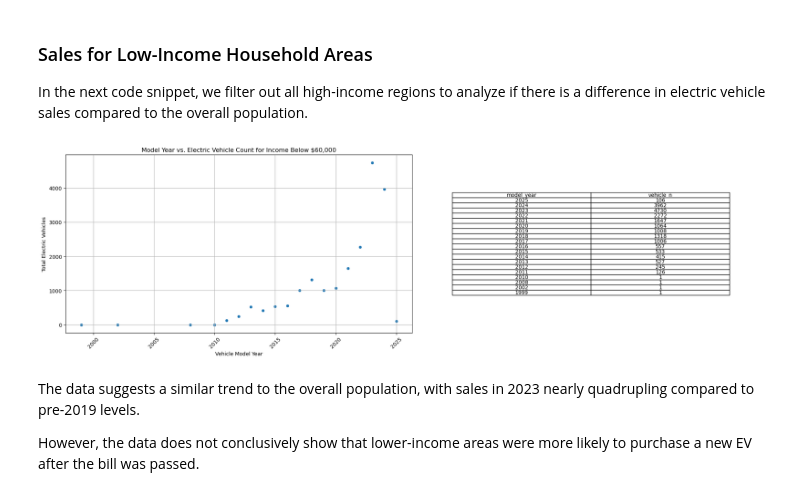
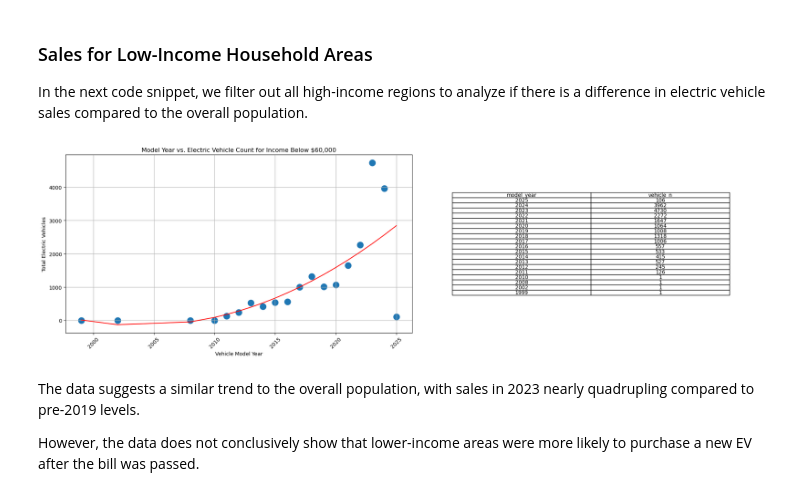
Before and after one commit to faufreiter/dds_ev_analysis, a Jupyter notebook: house_bill_2042.ipynb, the cells around one changed output. Saved outputs shown, nothing was run; the diff lists cells and outputs as text; code cells hidden in the pictures.

```diff
--- a/house_bill_2042.ipynb
+++ b/house_bill_2042.ipynb
@@ -124,34 +143,51 @@ In the next code snippet, we filter out all high-income regions to analyze if th
 # %%
 # Convert median_household_income to numeric
 electric_vehicle_bill2042['median_household_income_num'] = pd.to_numeric(electric_vehicle_bill2042['median_household_income'])
 
-# Filter for income below $64,000, then group by model year and get vehicle count
+# Filter for income below $60,000, then group by model year and get vehicle count
 electric_vehicle_bill2042_filter = electric_vehicle_bill2042[electric_vehicle_bill2042['median_household_income_num'] <= 60000]
 electric_vehicle_bill2042_filter_grouped = electric_vehicle_bill2042_filter.groupby('model_year').size().reset_index(name='vehicle_n')
+
+# Prepare the data for polynomial regression
+X = electric_vehicle_bill2042_filter_grouped['model_year'].values.reshape(-1, 1)
+y = electric_vehicle_bill2042_filter_grouped['vehicle_n'].values
+
+# Create polynomial features
+poly = PolynomialFeatures(degree=2)
+X_poly = poly.fit_transform(X)
+
+# Fit the polynomial regression model
+model = LinearRegression()
+model.fit(X_poly, y)
+
+# Predict using the polynomial model
+y_poly_pred = model.predict(X_poly)
 
 # Plot
 fig, ax = plt.subplots(1, 2, figsize=(20, 6))
 
-sns.scatterplot(x='model_year', y='vehicle_n', data=electric_vehicle_bill2042_filter_grouped, ax=ax[0])
+# Scatter plot and polynomial regression line
+sns.scatterplot(x='model_year', y='vehicle_n', data=electric_vehicle_bill2042_filter_grouped, ax=ax[0], s=200)
+ax[0].plot(electric_vehicle_bill2042_filter_grouped['model_year'], y_poly_pred, color='red')
 ax[0].set_title('Model Year vs. Electric Vehicle Count for Income Below $60,000')
 ax[0].set_xlabel('Vehicle Model Year')
 ax[0].set_ylabel('Total Electric Vehicles')
 ax[0].tick_params(axis='x', rotation=45)
 ax[0].grid(True)
 
 # Display the list
 ax[1].axis('off')
 table = ax[1].table(cellText=electric_vehicle_bill2042_filter_grouped.sort_values(by='model_year', ascending=False).values,
                     colLabels=electric_vehicle_bill2042_filter_grouped.columns,
                     cellLoc='center', loc='center')
 table.auto_set_font_size(False)
 table.set_fontsize(10)
 table.scale(0.8, 0.8)
 
 plt.tight_layout()
 plt.show()
 # %% [output]
-[figure, old version]
+[figure, new version]
 # %% [markdown]
 The data suggests a similar trend to the overall population, with sales in 2023 nearly quadrupling compared to pre-2019 levels.
 
```
Also changed, not shown: parts of 3 cells of this notebook.
